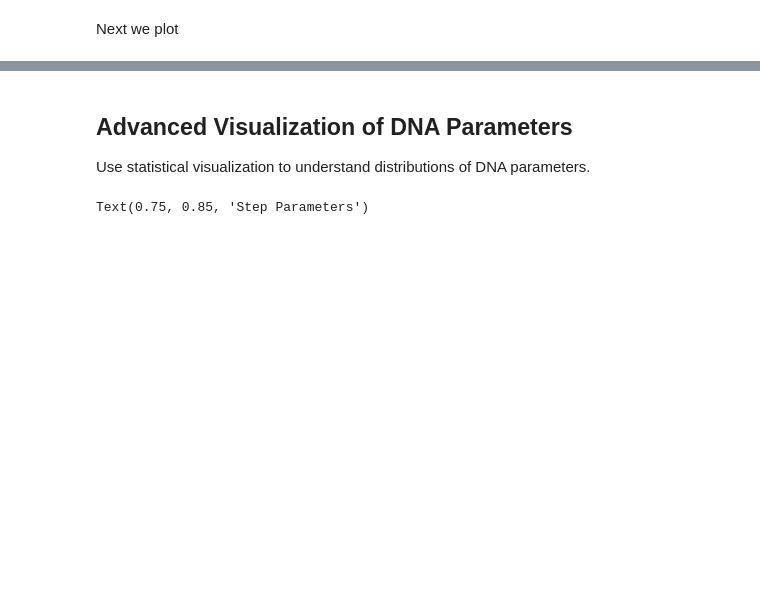
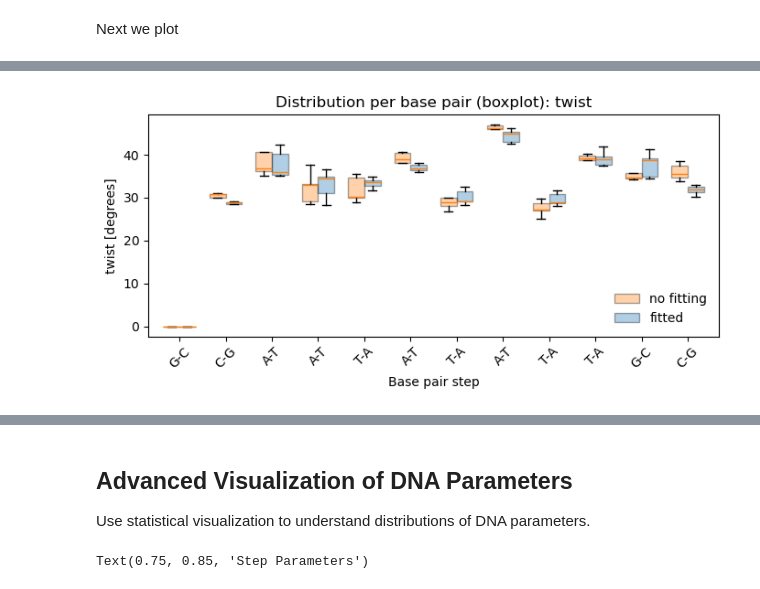
Before and after one commit to Heezch/mdna, a Jupyter notebook: examples/3_analysis_tutorial.ipynb, the cells around one changed output, grey strips where cells are left out. Saved outputs shown, nothing was run; the diff lists cells and outputs as text; code cells hidden in the pictures; blank space fills up the shorter version.

```diff
--- a/examples/3_analysis_tutorial.ipynb
+++ b/examples/3_analysis_tutorial.ipynb
@@ -127,0 +161,97 @@ _ = ax.set_xticklabels(base_pairs, rotation=45)
+# %%
+# Per-base-pair distribution comparison (box + KDE) + inference time analysis
+import time
+
+target_name = 'twist'
+
+# Collect parameter trajectories for the selected parameter
+para_no_fit = dna.get_parameter(target_name)
+rigid_fit = mdna.compute_rigid_parameters(traj, chainids=[0, 1], fit_reference=True)
+para_fit = rigid_fit.get_parameter(target_name)
+
+n_bp = para_no_fit.shape[1]
+x = np.arange(n_bp)
+base_map = dna.base_pair_map
+anti_sequence = [base_map[c] for c in dna.sequence]
+base_pairs = [f'{i}-{j}' for i, j in zip(dna.sequence, anti_sequence)]
+
+# --- Distribution per base pair (across trajectory frames): boxplots ---
+fig, ax = plt.subplots(figsize=(max(7, 0.45*n_bp), 3.5))
+width = 0.35
+
+bp_no = ax.boxplot(
+    [para_no_fit[:, i] for i in range(n_bp)],
+    positions=x - width/2, widths=width, patch_artist=True, showfliers=False
+ )
+bp_fit = ax.boxplot(
+    [para_fit[:, i] for i in range(n_bp)],
+    positions=x + width/2, widths=width, patch_artist=True, showfliers=False
+ )
+
+for patch in bp_no['boxes']:
+    patch.set_facecolor('tab:orange')
+    patch.set_alpha(0.35)
+for patch in bp_fit['boxes']:
+    patch.set_facecolor('tab:blue')
+    patch.set_alpha(0.35)
+
+ax.set_title(f'Distribution per base pair (boxplot): {target_name}')
+ax.set_ylabel(f'{target_name} [degrees]')
+ax.set_xlabel('Base pair step')
+ax.set_xticks(x)
+ax.set_xticklabels(base_pairs, rotation=45)
+ax.legend([bp_no['boxes'][0], bp_fit['boxes'][0]], ['no fitting', 'fitted'], frameon=False)
+fig.tight_layout()
+
+# --- Distribution per base pair (across trajectory frames): KDE overlays ---
+n_cols = min(4, n_bp)
+n_rows = int(np.ceil(n_bp / n_cols))
+fig_kde, axes = plt.subplots(n_rows, n_cols, figsize=(3.2*n_cols, 2.2*n_rows), sharex=False, sharey=False)
+axes = np.atleast_1d(axes).ravel()
+
+for i in range(n_bp):
+    ax_i = axes[i]
+    sns.kdeplot(para_no_fit[:, i], ax=ax_i, color='tab:orange', fill=True, alpha=0.25, lw=1.2, label='no fitting' if i == 0 else None)
+    sns.kdeplot(para_fit[:, i], ax=ax_i, color='tab:blue', fill=True, alpha=0.25, lw=1.2, label='fitted' if i == 0 else None)
+    ax_i.set_title(base_pairs[i], fontsize=9)
+    ax_i.set_xlabel(target_name if i // n_cols == n_rows - 1 else '')
+    ax_i.set_ylabel('density' if i % n_cols == 0 else '')
+
+for j in range(n_bp, len(axes)):
+    axes[j].axis('off')
+
+handles, labels = axes[0].get_legend_handles_labels()
+if handles:
+    fig_kde.legend(handles, labels, loc='upper right', frameon=False)
+fig_kde.suptitle(f'Per-base-pair KDE: {target_name}', y=1.02)
+fig_kde.tight_layout()
+
+# --- Inference time analysis ---
+n_repeats = 5
+time_no_fit = []
+time_fit = []
+
+for _ in range(n_repeats):
+    t0 = time.perf_counter()
+    _ = mdna.compute_rigid_parameters(traj, chainids=[0, 1], fit_reference=False)
+    time_no_fit.append(time.perf_counter() - t0)
+
+    t0 = time.perf_counter()
+    _ = mdna.compute_rigid_parameters(traj, chainids=[0, 1], fit_reference=True)
+    time_fit.append(time.perf_counter() - t0)
+
+mean_no, std_no = np.mean(time_no_fit), np.std(time_no_fit)
+mean_fit, std_fit = np.mean(time_fit), np.std(time_fit)
+slowdown = mean_fit / mean_no if mean_no > 0 else np.nan
+
+fig_t, ax_t = plt.subplots(figsize=(4.2, 3))
+ax_t.bar(['no fitting', 'fitted'], [mean_no, mean_fit], yerr=[std_no, std_fit],
+         color=['tab:orange', 'tab:blue'], alpha=0.8, capsize=4)
+ax_t.set_ylabel('time [s]')
+ax_t.set_title(f'Runtime over {n_repeats} runs')
+fig_t.tight_layout()
+
+print(f'no fitting: {mean_no:.4f} ± {std_no:.4f} s')
+print(f'fitted:    {mean_fit:.4f} ± {std_fit:.4f} s')
+print(f'slowdown (fitted/no fitting): {slowdown:.2f}x')
+# %% [output]
@@ -127,0 +261 @@ _ = ax.set_xticklabels(base_pairs, rotation=45)
+[figure, added]
```
Also changed, not shown: parts of 8 cells of this notebook, 21 other files.
